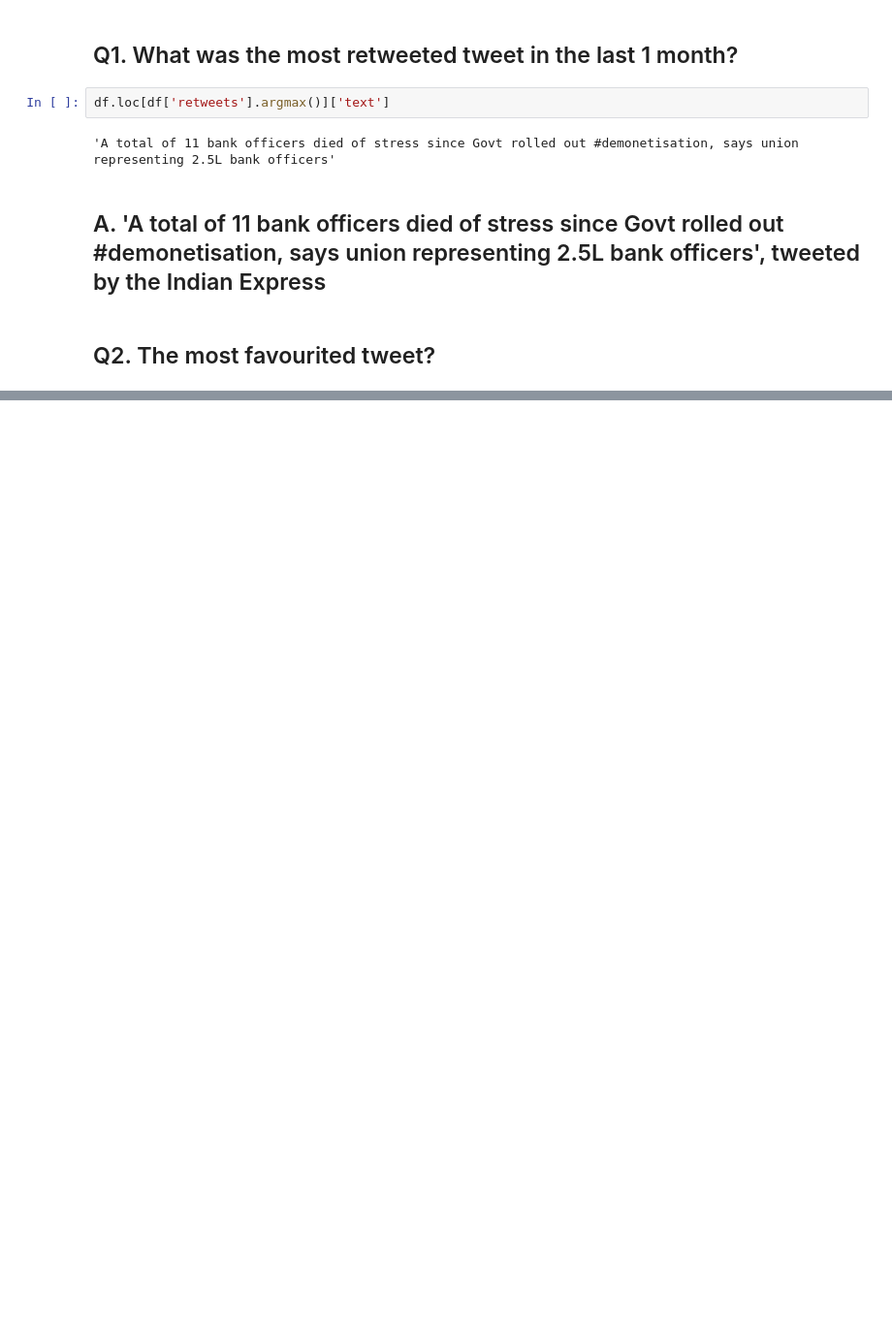
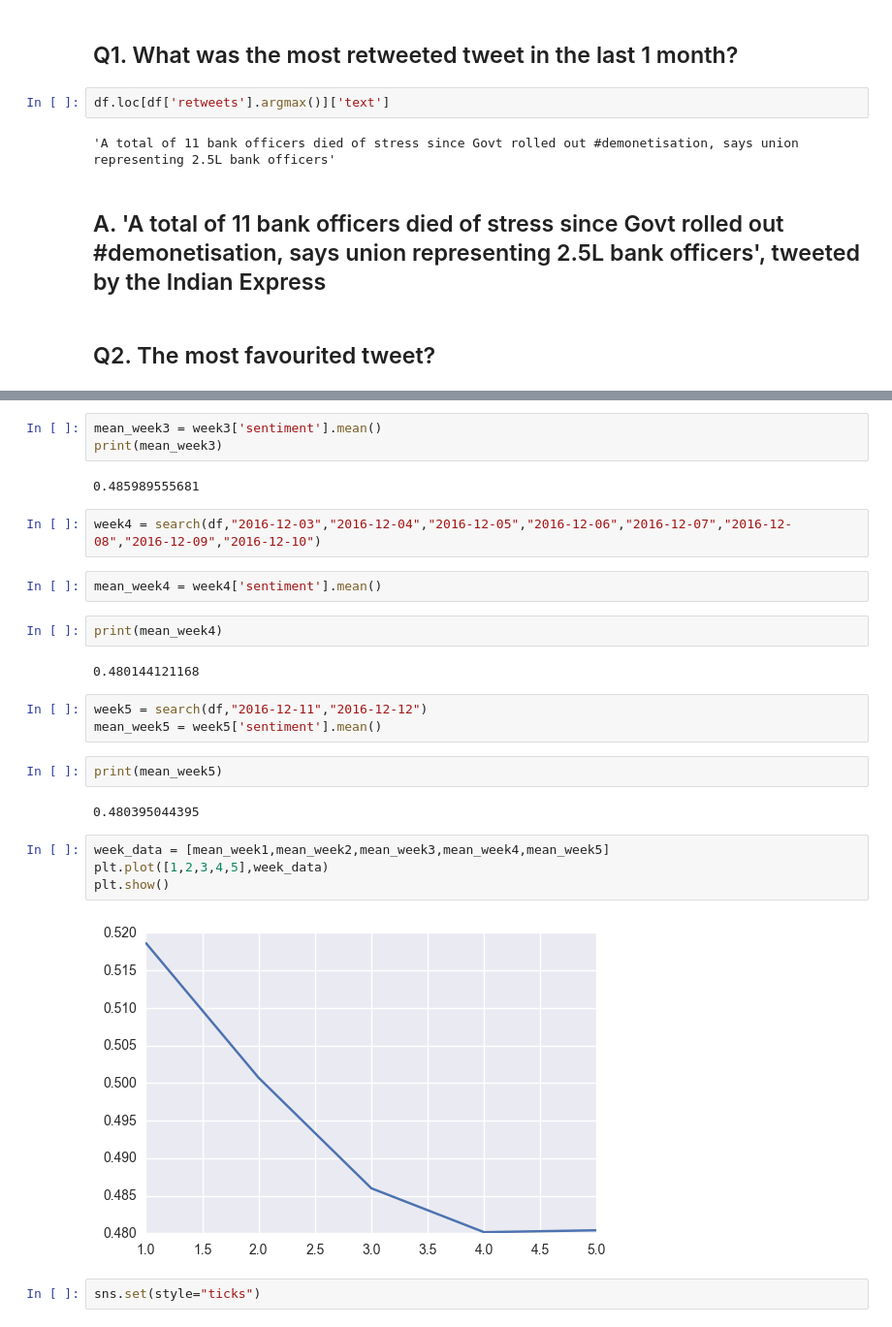
Before and after one commit to Shoshin23/DeMon, a Jupyter notebook: Demonetisation.ipynb, the cells around one changed output, grey strips where cells are left out. Shown: that part at 97% size. Drawn from its saved outputs; the diff is of its cells as text; blank space fills up the shorter version.

Commit message:
Add simple average of sentiments.

```diff
--- a/Demonetisation.ipynb
+++ b/Demonetisation.ipynb
@@ -57,0 +89,28 @@ Name: 1468, dtype: object
+# %%
+mean_week3 = week3['sentiment'].mean()
+print(mean_week3)
+# %% [output]
+0.485989555681
+# %%
+week4 = search(df,"2016-12-03","2016-12-04","2016-12-05","2016-12-06","2016-12-07","2016-12-08","2016-12-09","2016-12-10")
+# %%
+mean_week4 = week4['sentiment'].mean()
+# %%
+print(mean_week4)
+# %% [output]
+0.480144121168
+# %%
+week5 = search(df,"2016-12-11","2016-12-12")
+mean_week5 = week5['sentiment'].mean()
+# %%
+print(mean_week5)
+# %% [output]
+0.480395044395
+# %%
+week_data = [mean_week1,mean_week2,mean_week3,mean_week4,mean_week5]
+plt.plot([1,2,3,4,5],week_data)
+plt.show()
+# %% [output]
+[figure, added]
+# %%
+sns.set(style="ticks")
```
Also changed, not shown: parts of 9 cells of this notebook.
